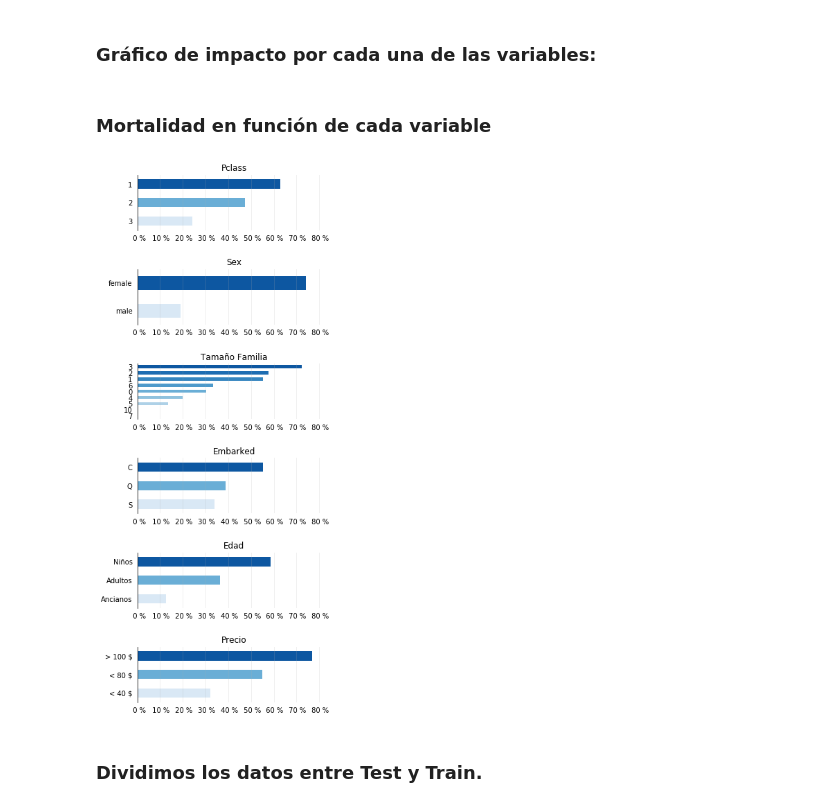
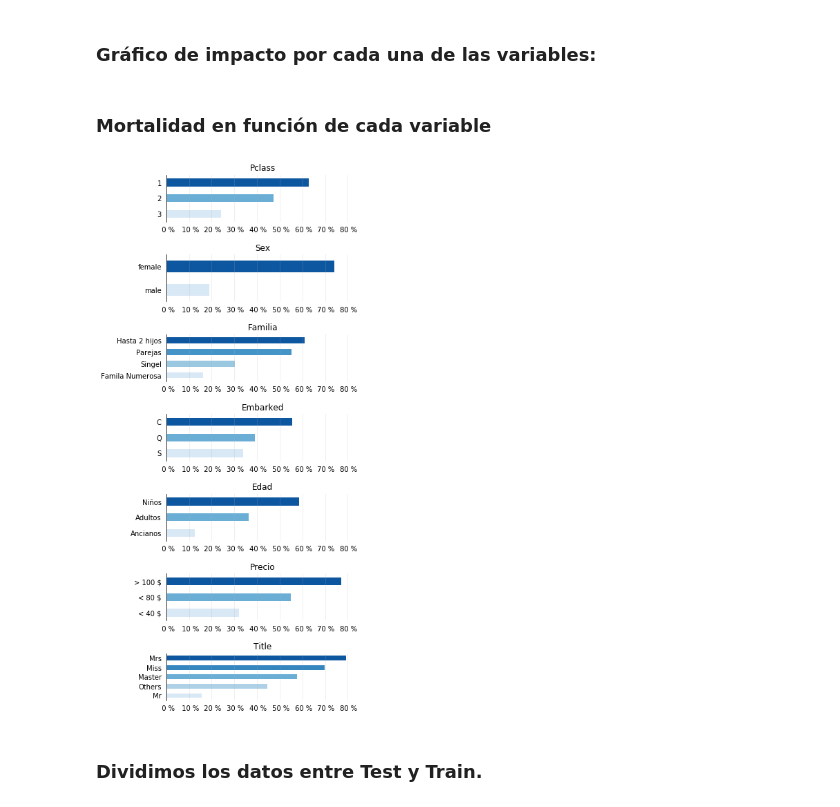
Before and after one commit to JVPA/Kaggle, a Jupyter notebook: Titanic. Machine Learning from Disaster.ipynb, the cells around one changed output. Saved outputs shown, nothing was run; the diff lists cells and outputs as text; code cells hidden in the pictures.

```diff
--- a/Titanic. Machine Learning from Disaster.ipynb
+++ b/Titanic. Machine Learning from Disaster.ipynb
@@ -143,0 +130,7 @@ medias
+# %%
+df['Title'] = df.Name.str.extract('([A-Za-z]+)\.')
+
+a = df.Title.value_counts().reset_index().transpose().to_numpy()
+df.Title = df.Title.map(lambda x: x if x in a[0][a[1] > 10].tolist()else 'Others')
+
+df.Title.value_counts()
@@ -163,27 +162,28 @@ df.describe()
 # %%
 df['Edad'] = df.Age.map(lambda x: 'Niños' if x <= 15 else ('Adultos' if x <= 65 else 'Ancianos'))
 df['Precio'] = df.Fare.map(lambda x: '< 40 $' if x <= 40 else ('< 80 $' if x <= 80 else '> 100 $'))
-df['Tamaño Familia'] = df['SibSp'] + df['Parch']
+df['Familia'] = df['SibSp'] + df['Parch'] + 1
+df.Familia = df.Familia.map(lambda x: 'Singel' if x == 1 else ('Parejas' if x == 2 else ('Famila Numerosa' if x >= 5 else 'Hasta 2 hijos')))
 
-columnsList = ['Pclass', 'Sex', 'Tamaño Familia', 'Embarked','Edad', 'Precio']
+columnsList = ['Pclass', 'Sex', 'Familia', 'Embarked','Edad', 'Precio','Title']
 markdown(f'### Mortalidad en función de cada variable')
 
 Grafico = plt.figure(figsize =(5, 14))
 Grafico.patch.set_facecolor('white')
 
 plt.subplots_adjust(hspace = .7)
 
 for i in range(1,len(columnsList) + 1):
     plt.subplot(len(columnsList), 1, i)
     plot(df, columnsList[i -1])
 
 plt.show()
 plt.close()
 
-df = df.drop(['PassengerId','Name','Cabin','SibSp','Parch','Tamaño Familia','Edad','Precio'], axis='columns')
+df = df.drop(['PassengerId','Name','Cabin','SibSp','Parch','Edad','Precio', 'Familia'], axis='columns')
 # %% [output]
 ### Mortalidad en función de cada variable
-[figure, old version]
+[figure, new version]
 # %% [markdown]
 ### Dividimos los datos entre Test y Train.
 # %%
```
Also changed, not shown: parts of 14 cells of this notebook.
